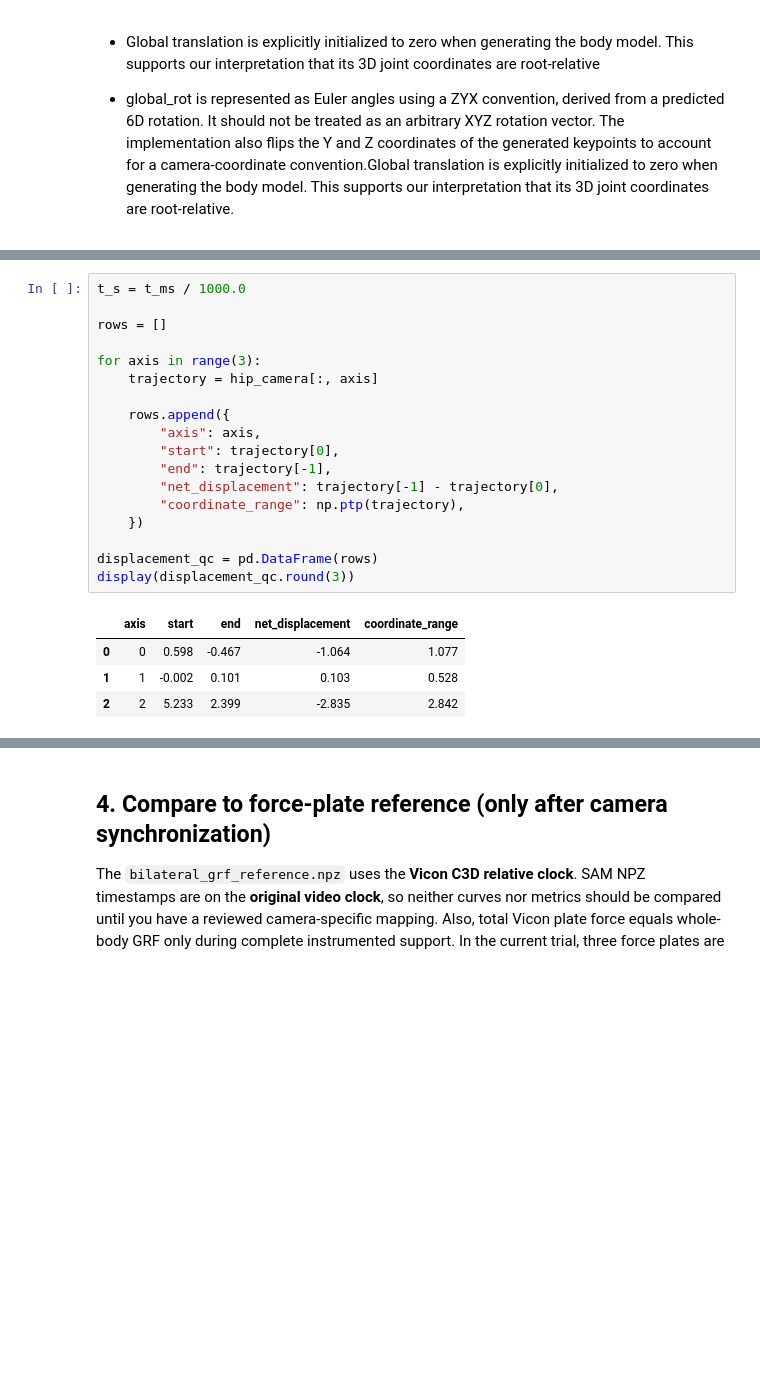
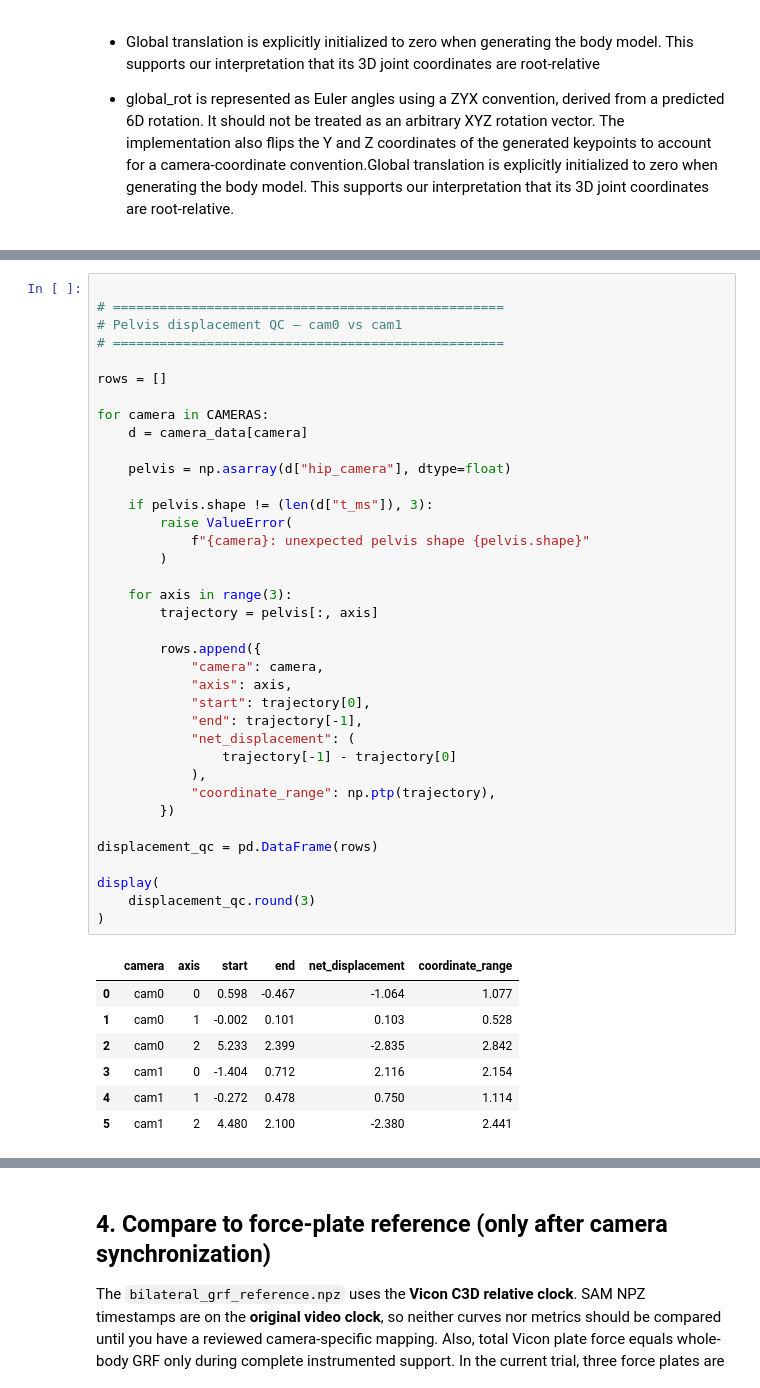
Before and after one commit to tdjohnson1987/markerless_sam, a Jupyter notebook: notebooks/03_kinetics_physics_informed.ipynb, the cells around one changed output, grey strips where cells are left out. Cells and saved outputs as stored; diff of their text form; blank space fills up the shorter version.

```diff
--- a/notebooks/03_kinetics_physics_informed.ipynb
+++ b/notebooks/03_kinetics_physics_informed.ipynb
@@ -390,24 +1180,46 @@ plt.show()
 # %%
-t_s = t_ms / 1000.0
+
+# ==================================================
+# Pelvis displacement QC — cam0 vs cam1
+# ==================================================
 
 rows = []
 
-for axis in range(3):
-    trajectory = hip_camera[:, axis]
+for camera in CAMERAS:
+    d = camera_data[camera]
 
-    rows.append({
-        "axis": axis,
-        "start": trajectory[0],
-        "end": trajectory[-1],
-        "net_displacement": trajectory[-1] - trajectory[0],
-        "coordinate_range": np.ptp(trajectory),
-    })
+    pelvis = np.asarray(d["hip_camera"], dtype=float)
+
+    if pelvis.shape != (len(d["t_ms"]), 3):
+        raise ValueError(
+            f"{camera}: unexpected pelvis shape {pelvis.shape}"
+        )
+
+    for axis in range(3):
+        trajectory = pelvis[:, axis]
+
+        rows.append({
+            "camera": camera,
+            "axis": axis,
+            "start": trajectory[0],
+            "end": trajectory[-1],
+            "net_displacement": (
+                trajectory[-1] - trajectory[0]
+            ),
+            "coordinate_range": np.ptp(trajectory),
+        })
 
 displacement_qc = pd.DataFrame(rows)
-display(displacement_qc.round(3))
+
+display(
+    displacement_qc.round(3)
+)
 # %% [output]
-|  | axis | start | end | net_displacement | coordinate_range |
-| 0 | 0 | 0.598 | -0.467 | -1.064 | 1.077 |
-| 1 | 1 | -0.002 | 0.101 | 0.103 | 0.528 |
-| 2 | 2 | 5.233 | 2.399 | -2.835 | 2.842 |
+|  | camera | axis | start | end | net_displacement | coordinate_range |
+| 0 | cam0 | 0 | 0.598 | -0.467 | -1.064 | 1.077 |
+| 1 | cam0 | 1 | -0.002 | 0.101 | 0.103 | 0.528 |
+| 2 | cam0 | 2 | 5.233 | 2.399 | -2.835 | 2.842 |
+| 3 | cam1 | 0 | -1.404 | 0.712 | 2.116 | 2.154 |
+| 4 | cam1 | 1 | -0.272 | 0.478 | 0.750 | 1.114 |
+| 5 | cam1 | 2 | 4.480 | 2.100 | -2.380 | 2.441 |
 # %%
```
Also changed, not shown: parts of 29 cells of this notebook, 2 other files.
